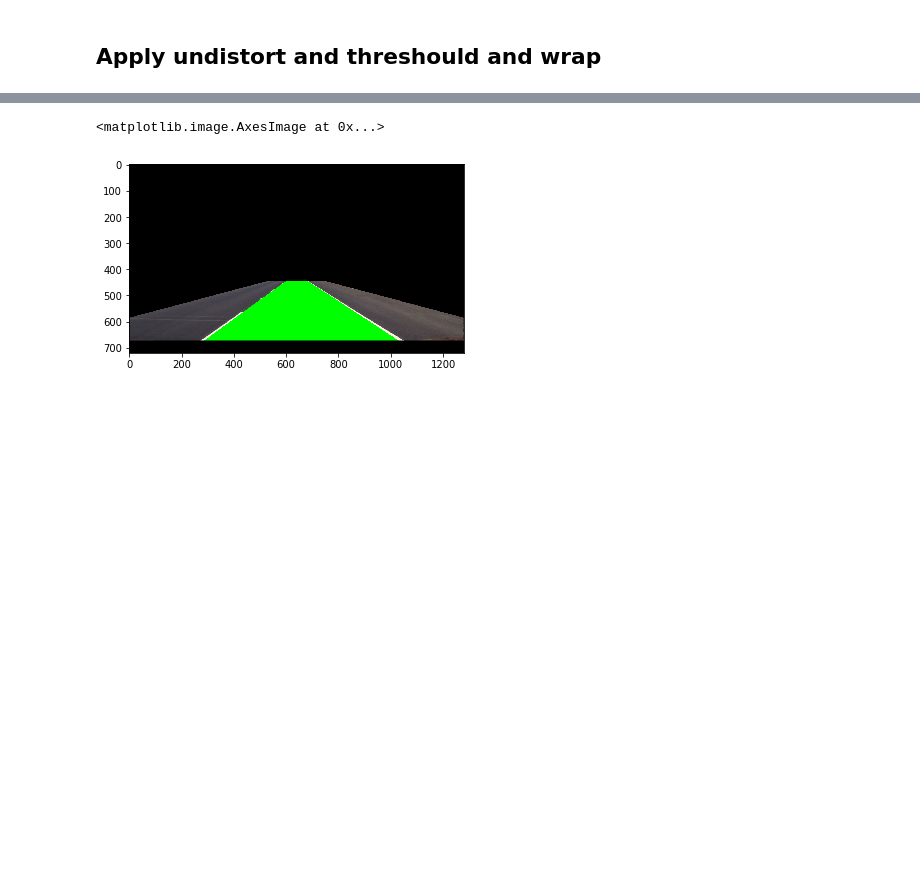
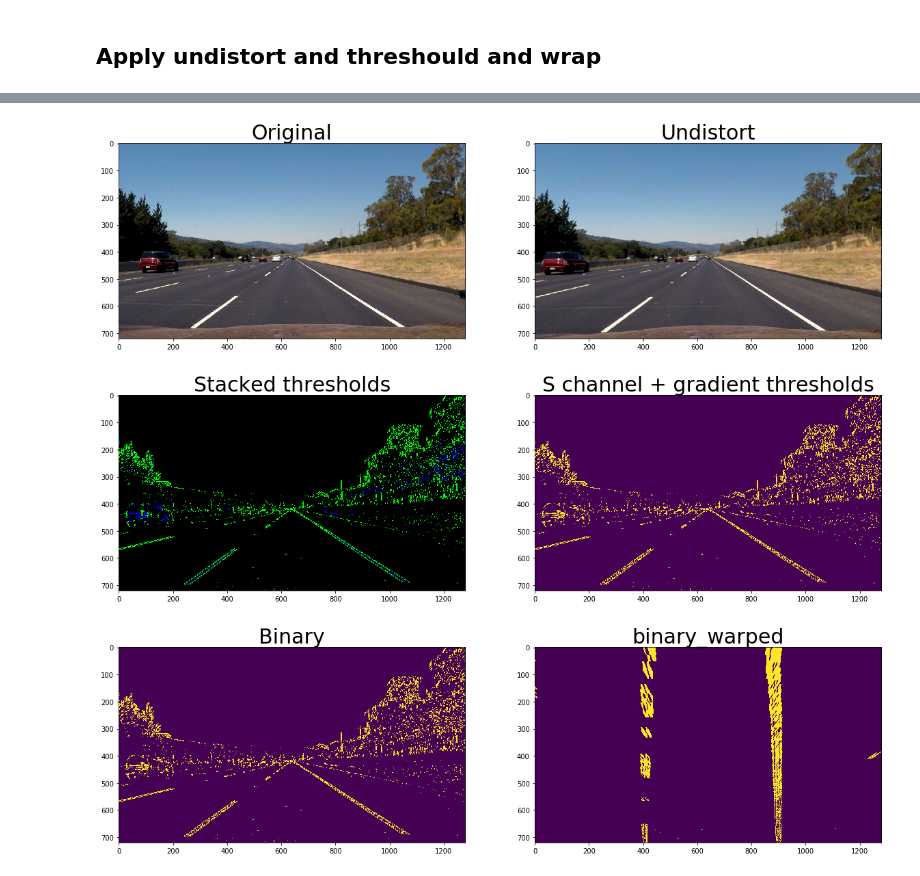
Before and after one commit to supercarl87/CarND-Advanced-Lane-Lines, a Jupyter notebook: lane_line.ipynb, the cells around one changed output, grey strips where cells are left out. Cells and saved outputs as stored; diff of their text form; code cells hidden in the pictures; blank space fills up the shorter version.

Commit message:
Code clean up and can process one image

```diff
--- a/lane_line.ipynb
+++ b/lane_line.ipynb
@@ -262,6 +164,6 @@ combined_binary = full_process('test_images/straight_lines2.jpg', calibrated_dat
 # %%
-
-histogram = np.sum(combined_binary[combined_binary.shape[0]//2:,:], axis=0)
-plt.figure(figsize=(8, 3))
-plt.plot(histogram)
-plt.show()
+def display_hisgram(img):
+    histogram = np.sum(img[img.shape[0]//2:,:], axis=0)
+    plt.figure(figsize=(8, 3))
+    plt.plot(histogram)
+    plt.show()
@@ -392,11 +275,32 @@ done
-# %%
-img_size = (out_img.shape[1], out_img.shape[0])
-
-line_on_orig_image = cv2.warpPerspective(ouput_just_plot, Minv, img_size, flags=cv2.INTER_LINEAR)
-
-
-
-plt.imshow(line_on_orig_image)
-# %% [output]
-<matplotlib.image.AxesImage at 0x...>
-[figure, removed]
+# %%
+M, Minv = get_perspective_matrix(img_size)
+with open(points_file, 'rb') as f:
+    calibrated_data = pickle.load(file=f)
+mtx = calibrated_data['mtx']
+dist = calibrated_data['dist']
+def process_image(fname, mtx, dist):
+    img = mpimg.imread(fname)
+    img_size = (img.shape[1], img.shape[0])
+    undistort = cal_undistort(img, mtx, dist)
+    display_image(img,undistort, 'Original', 'Undistort')
+    color_binary, combined_binary = color_sobel(undistort)
+    display_image(color_binary, combined_binary, 'Stacked thresholds', 'S channel + gradient thresholds')
+    binary_warped = cv2.warpPerspective(combined_binary, M, img_size, flags=cv2.INTER_LINEAR)
+    display_image(combined_binary, binary_warped, 'Binary', 'binary_warped')
+    display_hisgram(binary_warped)
+
+    pts = get_fitting_points(binary_warped)
+    lane_img_wraped = np.zeros_like(img)
+    cv2.fillPoly(lane_img_wraped, pts, (0, 255, 0))
+    lane_only = cv2.warpPerspective(lane_img_wraped, Minv, img_size, flags=cv2.INTER_LINEAR)
+    display_image(lane_img_wraped, lane_only, 'Wrapped', 'Lane only')
+    copy_src_img = np.copy(img)
+    processed = cv2.addWeighted(img, 1, lane_only, 0.3, 0)
+    display_image(img, processed, 'Original', 'Lane plot')
+    return processed
+
+dst = process_image('test_images/straight_lines2.jpg', mtx, dist)
+# %% [output]
+[figure, added]
+[figure, added]
+[figure, added]
```
Also changed, not shown: parts of 7 cells of this notebook.
